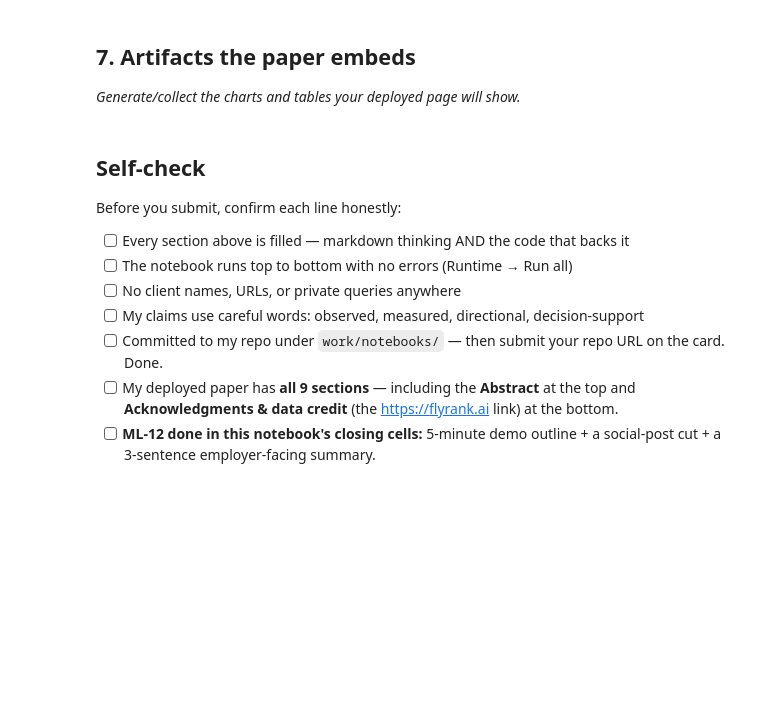
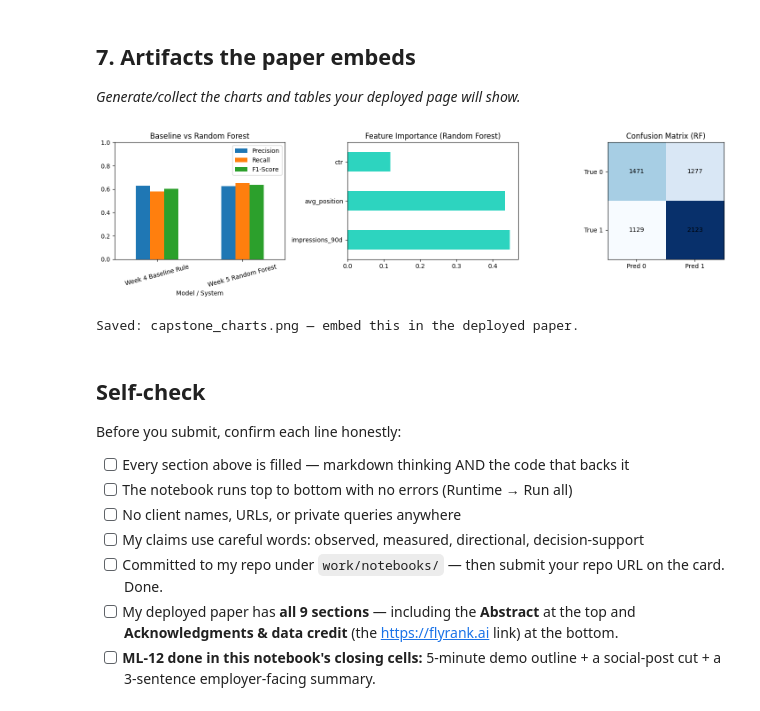
Before and after one commit to okashaahmed2/Flyrankaiintern, a Jupyter notebook: work/notebooks/capstone.ipynb, the cells around one changed output. Cells and saved outputs as stored; diff of their text form; code cells hidden in the pictures; blank space fills up the shorter version.

```diff
--- a/work/notebooks/capstone.ipynb
+++ b/work/notebooks/capstone.ipynb
@@ -16,0 +39,9 @@ This skeleton is yours to fill. Work the sections **in order** — each one has
+# %%
+import pandas as pd
+
+url = "https://raw.githubusercontent.com/okashaahmed2/Flyrankaiintern/main/data/raw/content_refresh_anonymized.csv"
+df = pd.read_csv(url)
+df['target'] = (df['trend_direction'] == 'down').astype(int)
+
+print(f"Rows: {len(df):,} | Unique content_ids: {df['content_id'].nunique():,}")
+print(df['target'].value_counts(normalize=True).map('{:.2%}'.format))
@@ -34,6 +165,35 @@ This skeleton is yours to fill. Work the sections **in order** — each one has
 ## 7. Artifacts the paper embeds
 
 *Generate/collect the charts and tables your deployed page will show.*
+# %%
+import matplotlib.pyplot as plt
+
+fig, axes = plt.subplots(1, 3, figsize=(15, 4))
+
+results.set_index('Model / System')[['Precision', 'Recall', 'F1-Score']].plot(kind='bar', ax=axes[0])
+axes[0].set_title('Baseline vs Random Forest')
+axes[0].set_ylim(0, 1)
+axes[0].tick_params(axis='x', rotation=15)
+
+importances.plot(kind='barh', ax=axes[1], color='#2DD4BF')
+axes[1].set_title('Feature Importance (Random Forest)')
+
+cm = confusion_matrix(y_test, y_pred_rf)
+axes[2].imshow(cm, cmap='Blues')
+axes[2].set_title('Confusion Matrix (RF)')
+for i in range(2):
+    for j in range(2):
+        axes[2].text(j, i, cm[i, j], ha='center', va='center')
+axes[2].set_xticks([0, 1]); axes[2].set_xticklabels(['Pred 0', 'Pred 1'])
+axes[2].set_yticks([0, 1]); axes[2].set_yticklabels(['True 0', 'True 1'])
+
+plt.tight_layout()
+plt.savefig('capstone_charts.png', dpi=150)
+plt.show()
+print('Saved: capstone_charts.png — embed this in the deployed paper.')
+# %% [output]
+[figure, added]
+Saved: capstone_charts.png — embed this in the deployed paper.
 # %% [markdown]
 ## Self-check
 
```
Also changed, not shown: parts of 9 cells of this notebook.
